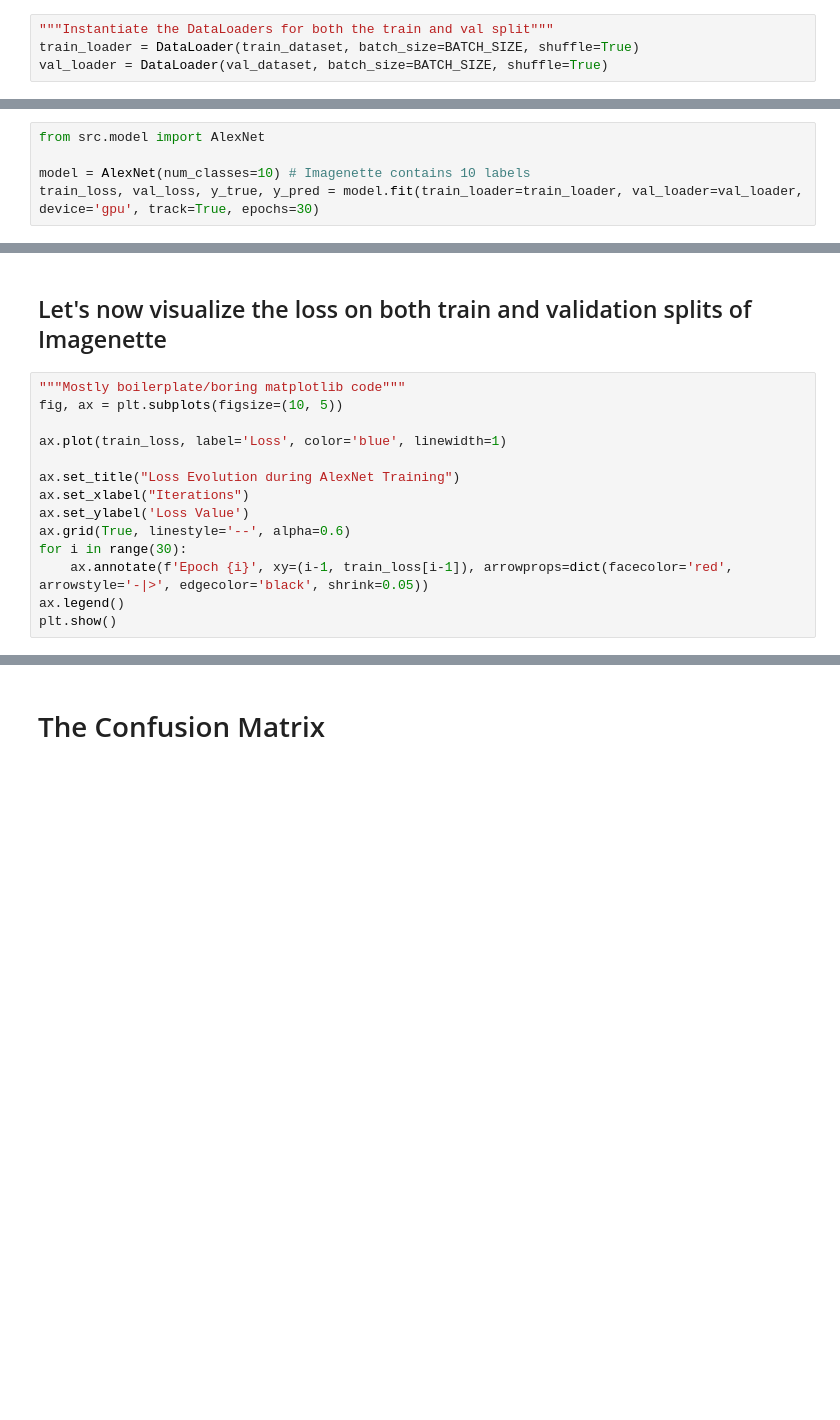
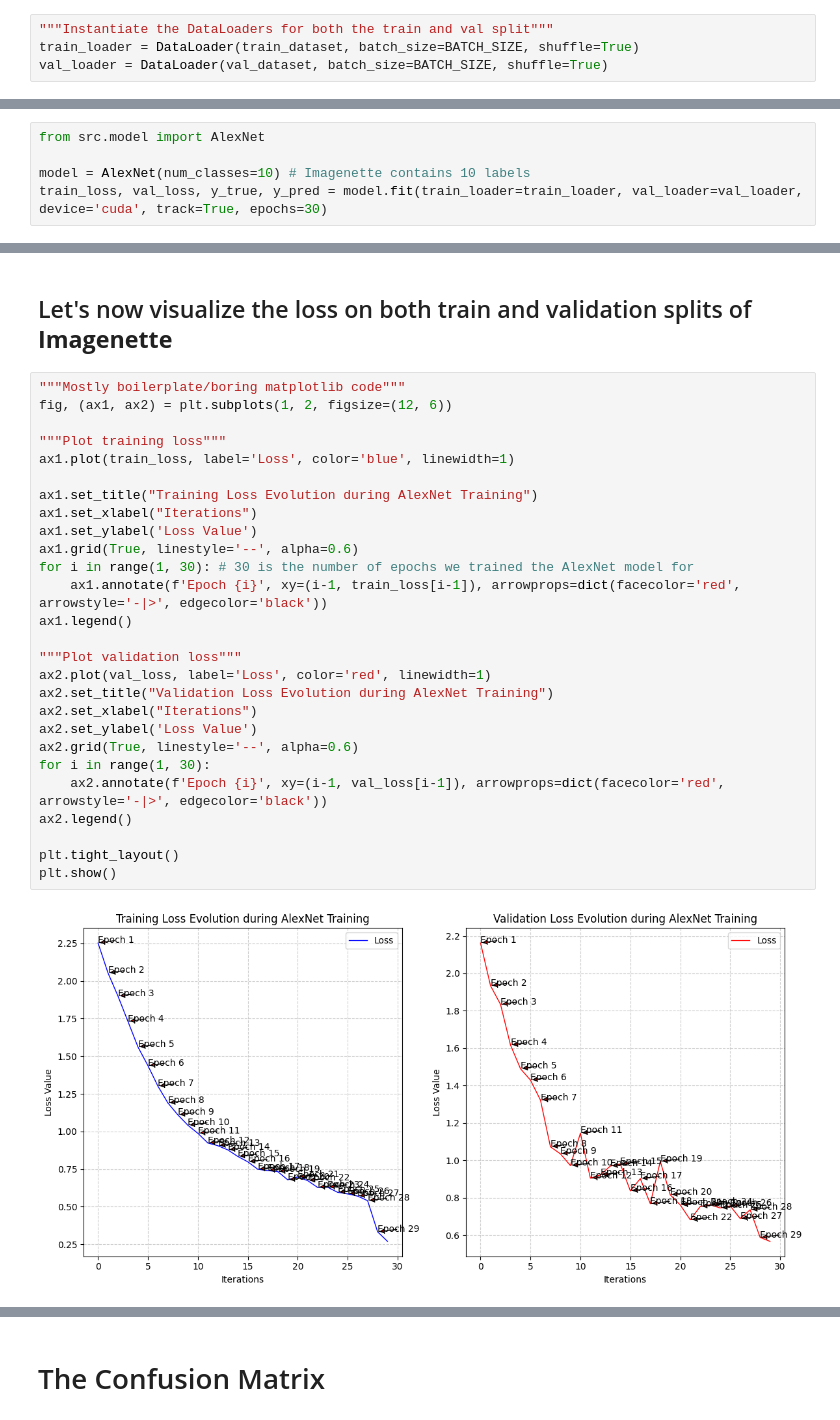
Before and after one commit to pop123-ux/AlexNet-from-scratch, a Jupyter notebook: test.ipynb, the cells around one changed output, grey strips where cells are left out. Saved outputs shown, nothing was run; the diff lists cells and outputs as text; blank space fills up the shorter version.

```diff
--- a/test.ipynb
+++ b/test.ipynb
@@ -86,5 +119,5 @@ Label: 0
 from src.model import AlexNet
 
 model = AlexNet(num_classes=10) # Imagenette contains 10 labels
-train_loss, val_loss, y_true, y_pred = model.fit(train_loader=train_loader, val_loader=val_loader, device='gpu', track=True, epochs=30)
+train_loss, val_loss, y_true, y_pred = model.fit(train_loader=train_loader, val_loader=val_loader, device='cuda', track=True, epochs=30)
 # %% [output]
@@ -98,16 +146,31 @@ model.save() # Creates a file named "alexnet_model.pth" that contains the state
-# %% [markdown]
-## Let's now visualize the loss on both train and validation splits of Imagenette ##
+# %% [markdown]
+## Let's now visualize the loss on both train and validation splits of **Imagenette** ##
 # %%
 """Mostly boilerplate/boring matplotlib code"""
-fig, ax = plt.subplots(figsize=(10, 5))
+fig, (ax1, ax2) = plt.subplots(1, 2, figsize=(12, 6))
 
-ax.plot(train_loss, label='Loss', color='blue', linewidth=1)
+"""Plot training loss"""
+ax1.plot(train_loss, label='Loss', color='blue', linewidth=1)
 
-ax.set_title("Loss Evolution during AlexNet Training")
-ax.set_xlabel("Iterations")
-ax.set_ylabel('Loss Value')
-ax.grid(True, linestyle='--', alpha=0.6)
-for i in range(30):
-    ax.annotate(f'Epoch {i}', xy=(i-1, train_loss[i-1]), arrowprops=dict(facecolor='red', arrowstyle='-|>', edgecolor='black', shrink=0.05))
-ax.legend()
+ax1.set_title("Training Loss Evolution during AlexNet Training")
+ax1.set_xlabel("Iterations")
+ax1.set_ylabel('Loss Value')
+ax1.grid(True, linestyle='--', alpha=0.6)
+for i in range(1, 30): # 30 is the number of epochs we trained the AlexNet model for
+    ax1.annotate(f'Epoch {i}', xy=(i-1, train_loss[i-1]), arrowprops=dict(facecolor='red', arrowstyle='-|>', edgecolor='black'))
+ax1.legend()
+
+"""Plot validation loss"""
+ax2.plot(val_loss, label='Loss', color='red', linewidth=1)
+ax2.set_title("Validation Loss Evolution during AlexNet Training")
+ax2.set_xlabel("Iterations")
+ax2.set_ylabel('Loss Value')
+ax2.grid(True, linestyle='--', alpha=0.6)
+for i in range(1, 30):
+    ax2.annotate(f'Epoch {i}', xy=(i-1, val_loss[i-1]), arrowprops=dict(facecolor='red', arrowstyle='-|>', edgecolor='black'))
+ax2.legend()
+
+plt.tight_layout()
 plt.show()
+# %% [output]
+[figure, added]
```
Also changed, not shown: parts of 11 cells of this notebook.
